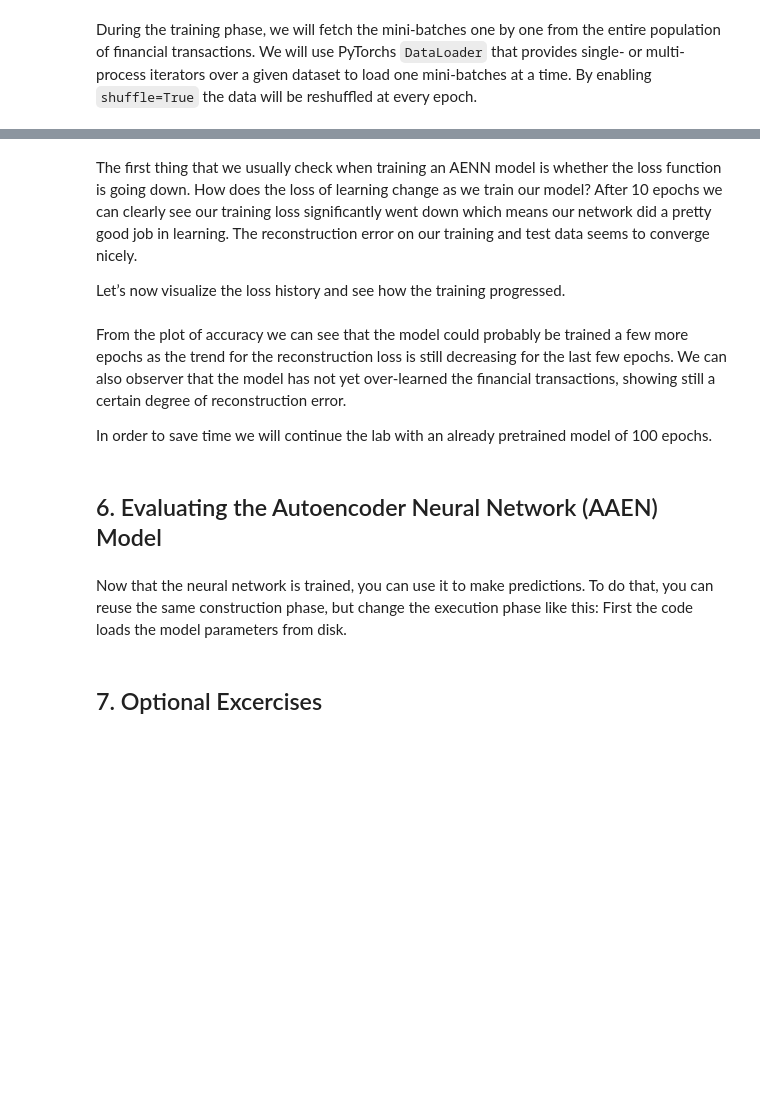
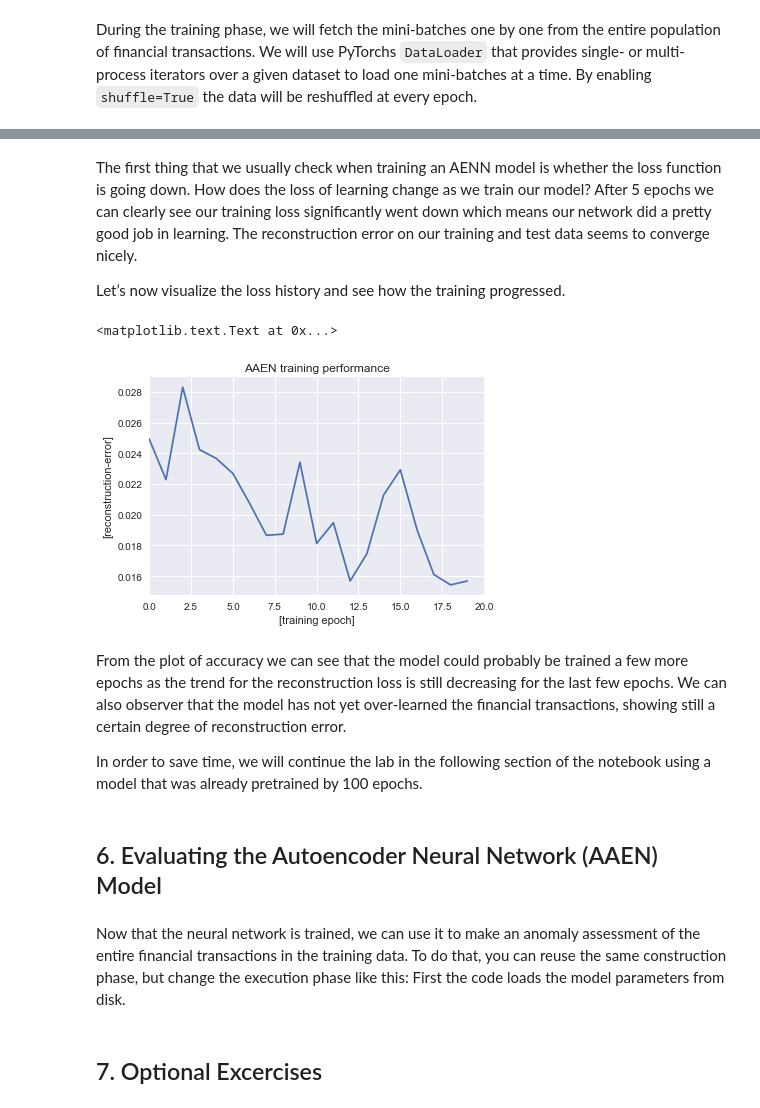
Before and after one commit to GitiHubi/deepAI, a Jupyter notebook: GTC_2018_Lab.ipynb, the cells around one changed output, grey strips where cells are left out. Drawn from its saved outputs; the diff is of its cells as text; code cells hidden in the pictures; blank space fills up the shorter version.

```diff
--- a/GTC_2018_Lab.ipynb
+++ b/GTC_2018_Lab.ipynb
@@ -410,7 +494,7 @@ torch_dataset = torch.from_numpy(ori_subset_transformed.values).float()
 We have specified the AENN model and preprocessed the dataset, let's now start to train our model. Therefore, we define the number of training epochs as 10 with a mini-batch size of 128. This means that the whole dataset will be fed to the AENN 10 times in chunks of 128 transactions.
 # %%
 # specify training parameters
-num_epochs = 30
+num_epochs = 20
 mini_batch_size = 128
 # %% [markdown]
 During the training phase, we will fetch the mini-batches one by one from the entire population of financial transactions. We will use PyTorchs `DataLoader` that provides single- or multi-process iterators over a given dataset to load one mini-batches at a time. By enabling `shuffle=True` the data will be reshuffled at every epoch.
@@ -436,8 +520,11 @@ Furthermore, after each training epoch want to save a checkpoints of the trained
 
 This is achieved using the PyTorch's `torch.save` function which allows for saving models to a disk file. The saved models contain the network design and trained model parameter values.
 # %%
-# init mini-batch losses
+# init collection of mini-batch losses
 losses = []
+
+# convert encoded transactional data to torch Variable
+data = autograd.Variable(torch_dataset)
 
 # train autoencoder model
 for epoch in range(num_epochs):
@@ -491,10 +578,24 @@ for epoch in range(num_epochs):
 
             # print mini batch reconstuction results
             now = datetime.utcnow().strftime("%Y%m%d-%H:%M:%S")
-            print('[LOG {}] training status, epoch: [{:04}/{:04}], batch: {:04}, loss: {:.10f}'.format(now, (epoch+1), num_epochs, mini_batch_count, reconstruction_loss.data[0]))
+            print('[LOG {}] training status, epoch: [{:04}/{:04}], batch: {:04}'.format(now, (epoch+1), num_epochs, mini_batch_count))
 
-            # collect mini-batch loss
-            losses.extend([reconstruction_loss.data[0]])
+    # set networks in training mode (don't apply dropout)
+    encoder_train.eval()
+    decoder_train.eval()
+
+    # reconstruct encoded transactional data
+    reconstruction = decoder_train(encoder_train(data))
+
+    # determine reconstruction loss - all transactions
+    reconstruction_loss_all = loss_function(reconstruction, data)
+
+    # collect reconstruction loss
+    losses.extend([reconstruction_loss.data[0]])
+
+    # print reconstuction loss results
+    now = datetime.utcnow().strftime("%Y%m%d-%H:%M:%S")
+    print('[LOG {}] training status, epoch: [{:04}/{:04}], loss: {:.10f}'.format(now, (epoch+1), num_epochs, reconstruction_loss.data[0]))
 
     # save trained encoder model file to disk
     now = datetime.utcnow().strftime("%Y%m%d-%H_%M_%S")
@@ -507,23 +626,26 @@ for epoch in range(num_epochs):
 # %% [markdown]
-The first thing that we usually check when training an AENN model is whether the loss function is going down. How does the loss of learning change as we train our model? After 10 epochs we can clearly see our training loss  significantly went down which means our network did a pretty good job in learning. The reconstruction error on our training and test data seems to converge nicely.
+The first thing that we usually check when training an AENN model is whether the loss function is going down. How does the loss of learning change as we train our model? After 5 epochs we can clearly see our training loss  significantly went down which means our network did a pretty good job in learning. The reconstruction error on our training and test data seems to converge nicely.
 
 Let’s now visualize the loss history and see how the training progressed.
 # %%
 # plot the training progress
 plt.plot(range(0, len(losses)), losses)
-plt.xlabel('[mini-batch]')
+plt.xlabel('[training epoch]')
 plt.xlim([0, len(losses)])
 plt.ylabel('[reconstruction-error]')
 #plt.ylim([0.0, 1.0])
-plt.title('AAEN training progress')
+plt.title('AAEN training performance')
+# %% [output]
+<matplotlib.text.Text at 0x...>
+[figure, added]
 # %% [markdown]
 From the plot of accuracy we can see that the model could probably be trained a few more epochs as the trend for the reconstruction loss is still decreasing for the last few epochs. We can also observer that the model has not yet over-learned the financial transactions, showing still a certain degree of reconstruction error.
 
-In order to save time we will continue the lab with an already pretrained model of 100 epochs.
+In order to save time, we will continue the lab in the following section of the notebook using a model that was already pretrained by 100 epochs.
 # %% [markdown]
 ## 6. Evaluating the Autoencoder Neural Network (AAEN) Model
 # %% [markdown]
-Now that the neural network is trained, you can use it to make predictions. To do that, you can reuse the same construction phase, but change the execution phase like this: First the code loads the model parameters from disk.
+Now that the neural network is trained, we can use it to make an anomaly assessment of the entire financial transactions in the training data. To do that, you can reuse the same construction phase, but change the execution phase like this: First the code loads the model parameters from disk.
 # %%
 # specify trained models to be loaded
 encoder_model_name = "20180215-14_09_36_ep_10_encoder_model.pth"
```
Also changed, not shown: parts of 31 cells of this notebook.
